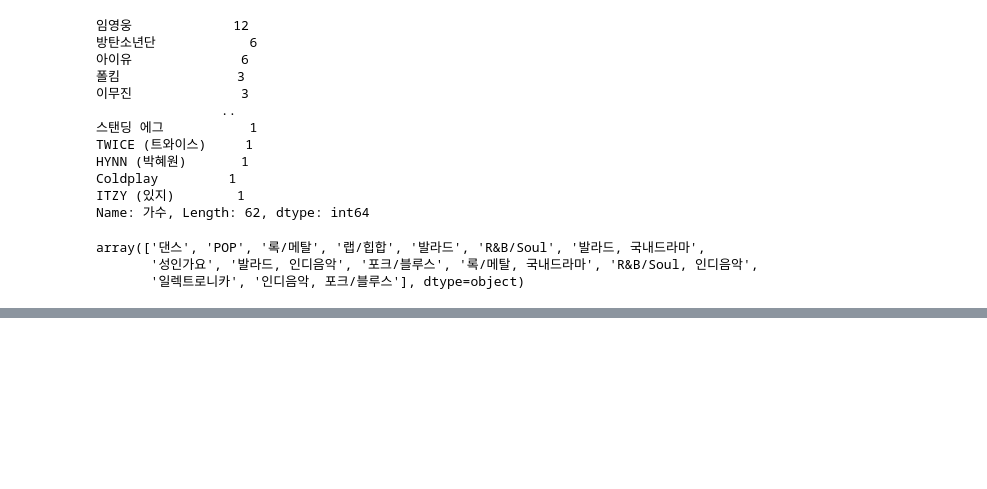
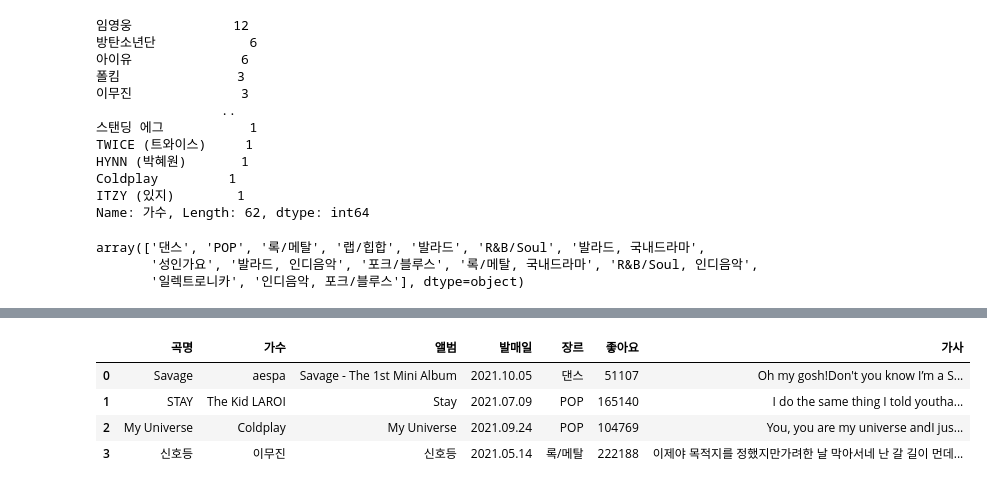
Before and after one commit to myvega2k/kosta_webscraping, a Jupyter notebook: 04.Melon100Chart 스크래핑.ipynb, the cells around one changed output, grey strips where cells are left out. Drawn from its saved outputs; the diff is of its cells as text; code cells hidden in the pictures; blank space fills up the shorter version.

```diff
--- a/04.Melon100Chart 스크래핑.ipynb
+++ b/04.Melon100Chart 스크래핑.ipynb
@@ -289,0 +312,9 @@ array(['댄스', 'POP', '록/메탈', '랩/힙합', '발라드', 'R&B/Soul', '
+# %%
+# song_df.loc[0:5,:]
+song_df.loc[0:3]
+# %% [output]
+|  | 곡명 | 가수 | 앨범 | 발매일 | 장르 | 좋아요 | 가사 |
+| 0 | Savage | aespa | Savage - The 1st Mini Album | 2021.10.05 | 댄스 | 51107 | Oh my gosh!Don't you know I’m a S... |
+| 1 | STAY | The Kid LAROI | Stay | 2021.07.09 | POP | 165140 | I do the same thing I told youtha... |
+| 2 | My Universe | Coldplay | My Universe | 2021.09.24 | POP | 104769 | You, you are my universe andI jus... |
+| 3 | 신호등 | 이무진 | 신호등 | 2021.05.14 | 록/메탈 | 222188 | 이제야 목적지를 정했지만가려한 날 막아서네 난 갈 길이 먼데... |
```
Also changed, not shown: parts of 5 cells of this notebook.
